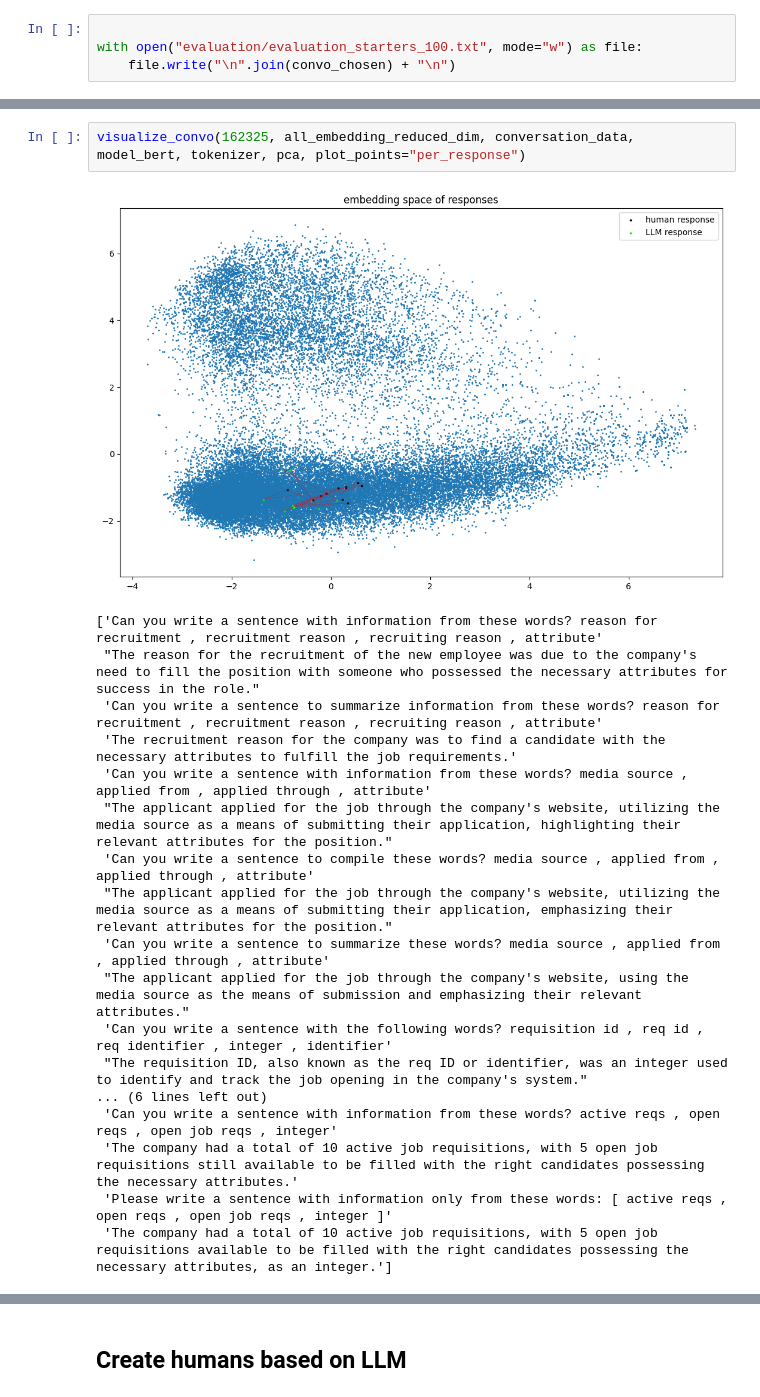
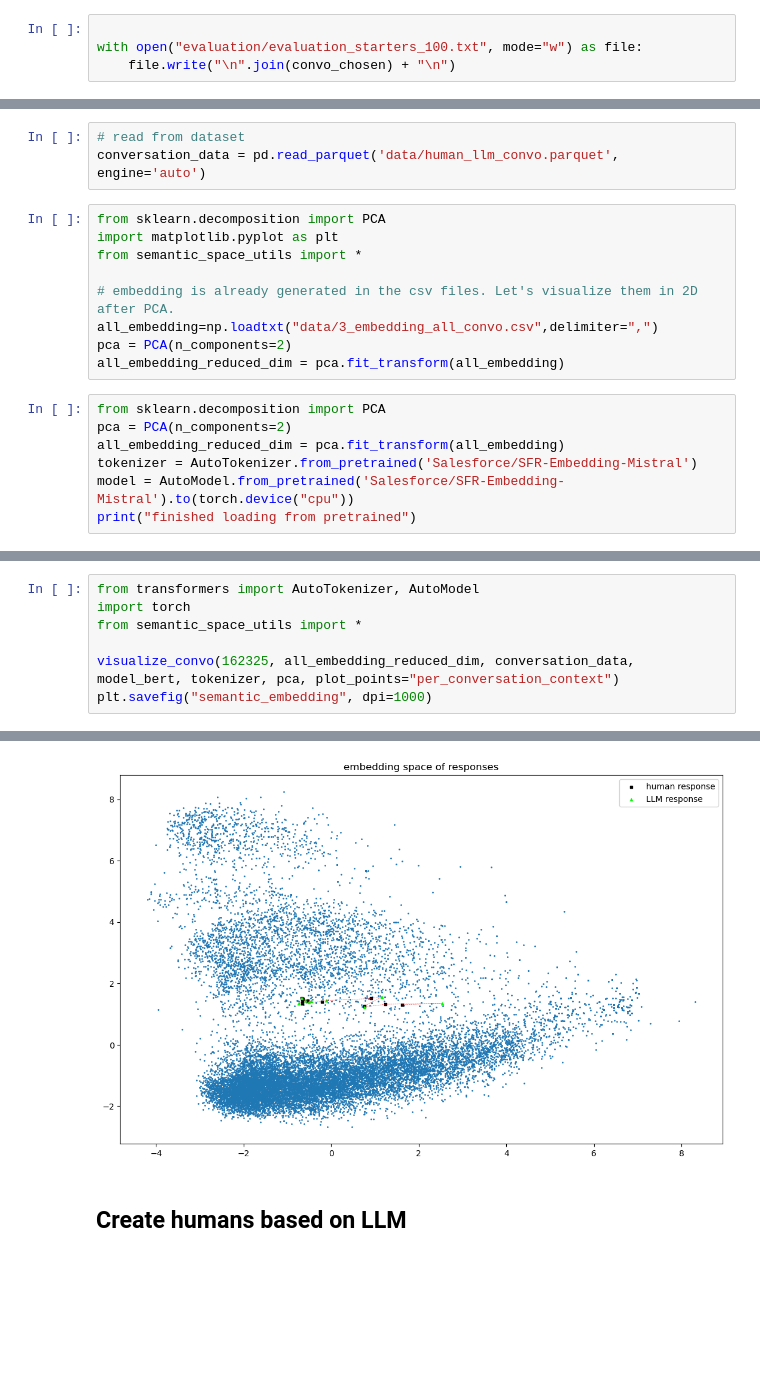
Before and after one commit to chenzhiliang94/Conversational-Planning-with-Rulebooks, a Jupyter notebook: playground.ipynb, the cells around one changed output, grey strips where cells are left out. Drawn from its saved outputs; the diff is of its cells as text; blank space fills up the shorter version.

```diff
--- a/playground.ipynb
+++ b/playground.ipynb
@@ -29,0 +472,19 @@ with open("evaluation/evaluation_starters_100.txt", mode="w") as file:
+# %%
+# read from dataset
+conversation_data = pd.read_parquet('data/human_llm_convo.parquet', engine='auto')
+# %%
+from sklearn.decomposition import PCA
+import matplotlib.pyplot as plt
+from semantic_space_utils import *
+
+# embedding is already generated in the csv files. Let's visualize them in 2D after PCA.
+all_embedding=np.loadtxt("data/3_embedding_all_convo.csv",delimiter=",")
+pca = PCA(n_components=2)
+all_embedding_reduced_dim = pca.fit_transform(all_embedding)
+# %%
+from sklearn.decomposition import PCA
+pca = PCA(n_components=2)
+all_embedding_reduced_dim = pca.fit_transform(all_embedding)
+tokenizer = AutoTokenizer.from_pretrained('Salesforce/SFR-Embedding-Mistral')
+model = AutoModel.from_pretrained('Salesforce/SFR-Embedding-Mistral').to(torch.device("cpu"))
+print("finished loading from pretrained")
@@ -58,21 +513,8 @@ visualize_convo(38, all_embedding_reduced_dim, conversation_data, model_bert, to
-# %%
-visualize_convo(162325, all_embedding_reduced_dim, conversation_data, model_bert, tokenizer, pca, plot_points="per_response")
-# %% [output]
-[figure, removed]
-['Can you write a sentence with information from these words? reason for recruitment , recruitment reason , recruiting reason , attribute'
- "The reason for the recruitment of the new employee was due to the company's need to fill the position with someone who possessed the necessary attributes for success in the role."
- 'Can you write a sentence to summarize information from these words? reason for recruitment , recruitment reason , recruiting reason , attribute'
- 'The recruitment reason for the company was to find a candidate with the necessary attributes to fulfill the job requirements.'
- 'Can you write a sentence with information from these words? media source , applied from , applied through , attribute'
- "The applicant applied for the job through the company's website, utilizing the media source as a means of submitting their application, highlighting their relevant attributes for the position."
- 'Can you write a sentence to compile these words? media source , applied from , applied through , attribute'
- "The applicant applied for the job through the company's website, utilizing the media source as a means of submitting their application, emphasizing their relevant attributes for the position."
- 'Can you write a sentence to summarize these words? media source , applied from , applied through , attribute'
- "The applicant applied for the job through the company's website, using the media source as the means of submission and emphasizing their relevant attributes."
- 'Can you write a sentence with the following words? requisition id , req id , req identifier , integer , identifier'
- "The requisition ID, also known as the req ID or identifier, was an integer used to identify and track the job opening in the company's system."
-... (6 lines left out)
- 'Can you write a sentence with information from these words? active reqs , open reqs , open job reqs , integer'
- 'The company had a total of 10 active job requisitions, with 5 open job requisitions still available to be filled with the right candidates possessing the necessary attributes.'
- 'Please write a sentence with information only from these words: [ active reqs , open reqs , open job reqs , integer ]'
- 'The company had a total of 10 active job requisitions, with 5 open job requisitions available to be filled with the right candidates possessing the necessary attributes, as an integer.']
+# %%
+from transformers import AutoTokenizer, AutoModel
+import torch
+from semantic_space_utils import *
+
+visualize_convo(162325, all_embedding_reduced_dim, conversation_data, model_bert, tokenizer, pca, plot_points="per_conversation_context")
+plt.savefig("semantic_embedding", dpi=1000)
+# %% [output]
@@ -79,3 +538,4 @@ visualize_convo(162325, all_embedding_reduced_dim, conversation_data, model_bert
+[figure, added]
 # %% [markdown]
 ## Create humans based on LLM
 # %%
```
Also changed, not shown: parts of 47 cells of this notebook, 14 other files.
